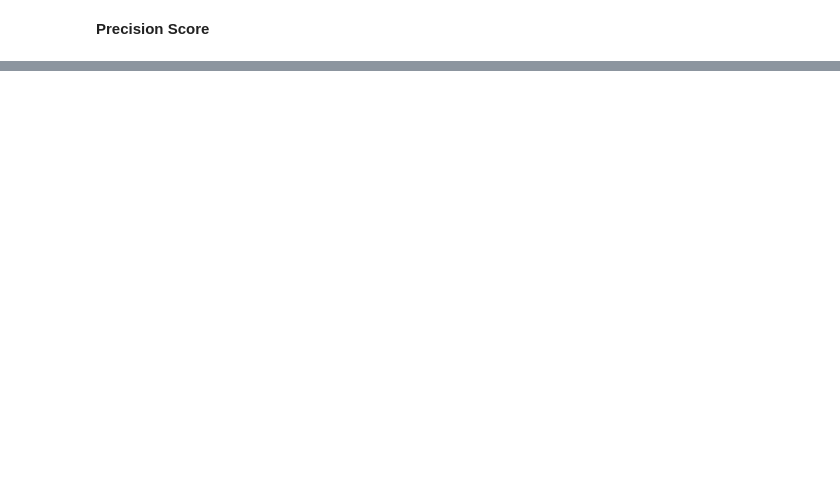
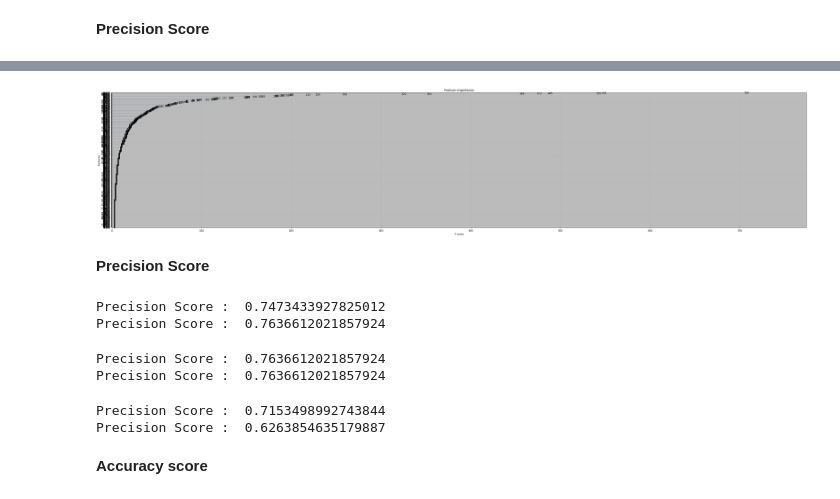
Before and after one commit to mbugua0/Twitter-NLP, a Jupyter notebook: code/tweets processing nlp.ipynb, the cells around one changed output, grey strips where cells are left out. Drawn from its saved outputs; the diff is of its cells as text; code cells hidden in the pictures; blank space fills up the shorter version.

```diff
--- a/code/tweets processing nlp.ipynb
+++ b/code/tweets processing nlp.ipynb
@@ -280,0 +297,28 @@ Precision Score :  0.6295335475698925
+# %%
+xgb.plot_importance(xg_reg)
+plt.rcParams['figure.figsize'] = [5, 5]
+plt.show()
+# %% [output]
+[figure, added]
+# %% [markdown]
+**Precision Score**
+# %%
+print("Precision Score : ",precision_score(y_test, preds,average='weighted'))
+print("Precision Score : ",recall_score(y_test, preds,average='weighted'))
+# %% [output]
+Precision Score :  0.7473433927825012
+Precision Score :  0.7636612021857924
+# %%
+print("Precision Score : ",precision_score(y_test, preds,average='micro'))
+print("Precision Score : ",recall_score(y_test, preds,average='micro'))
+# %% [output]
+Precision Score :  0.7636612021857924
+Precision Score :  0.7636612021857924
+# %%
+print("Precision Score : ",precision_score(y_test, preds,average='macro'))
+print("Precision Score : ",recall_score(y_test, preds,average='macro'))
+# %% [output]
+Precision Score :  0.7153498992743844
+Precision Score :  0.6263854635179887
+# %% [markdown]
+**Accuracy score**
```
Also changed, not shown: parts of 29 cells of this notebook.
